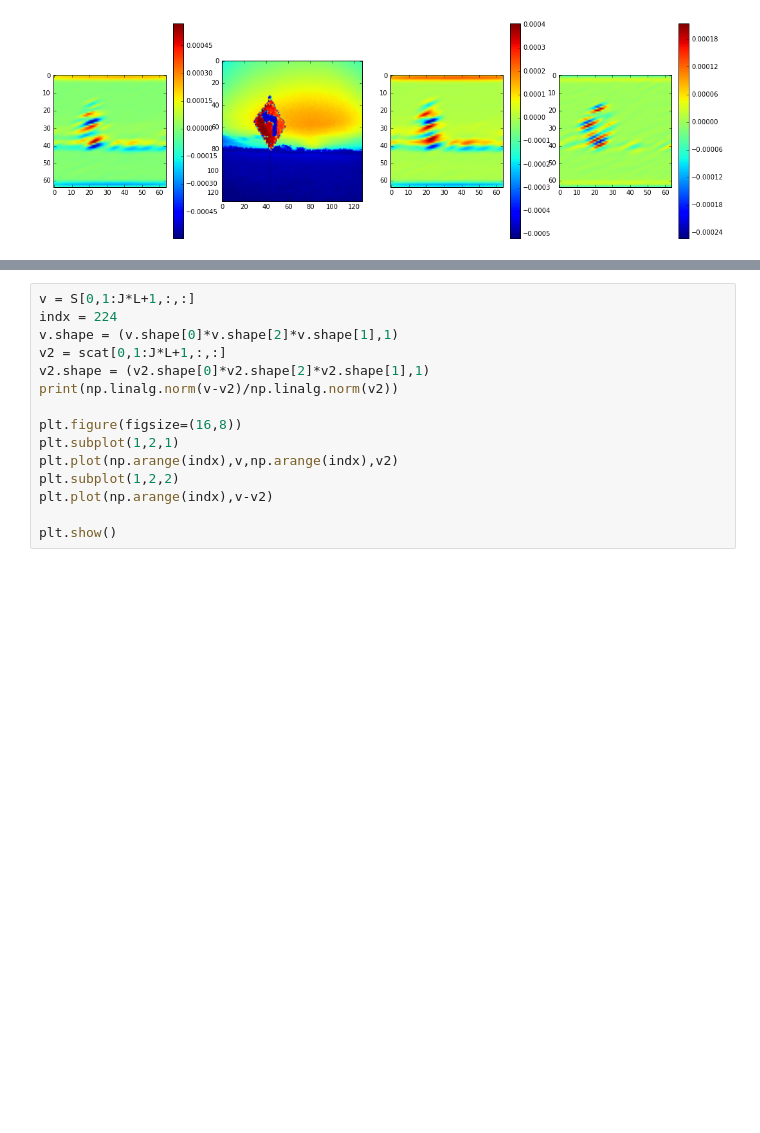
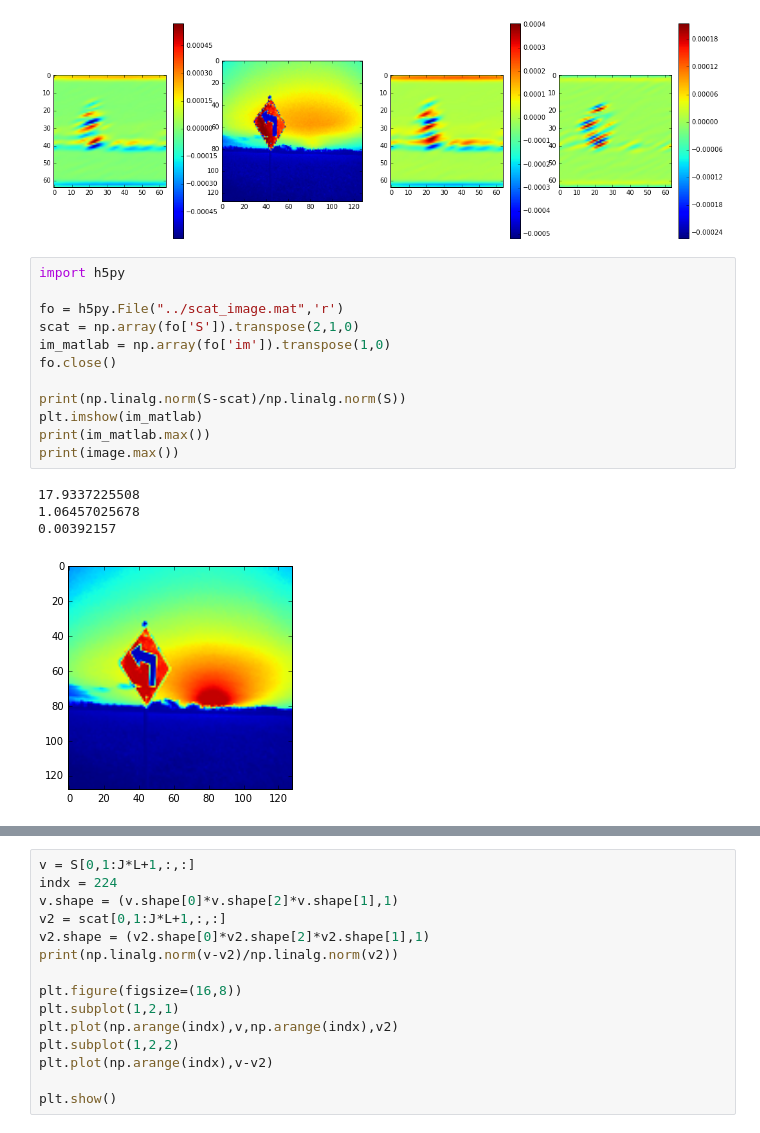
Before and after one commit to siraferradans/scattering, a Jupyter notebook: test_multiresolution_single_images.ipynb, the cells around one changed output, grey strips where cells are left out. Cells and saved outputs as stored; diff of their text form; blank space fills up the shorter version.

```diff
--- a/test_multiresolution_single_images.ipynb
+++ b/test_multiresolution_single_images.ipynb
@@ -108,4 +123,21 @@ plt.colorbar()
 plt.show()
 # %% [output]
 [figure]
+# %%
+import h5py
+
+fo = h5py.File("../scat_image.mat",'r')
+scat = np.array(fo['S']).transpose(2,1,0)
+im_matlab = np.array(fo['im']).transpose(1,0)
+fo.close()
+
+print(np.linalg.norm(S-scat)/np.linalg.norm(S))
+plt.imshow(im_matlab)
+print(im_matlab.max())
+print(image.max())
+# %% [output]
+17.9337225508
+1.06457025678
+0.00392157
+[figure, added]
 # %%
```
Also changed, not shown: parts of 7 cells of this notebook, 2 other files.
